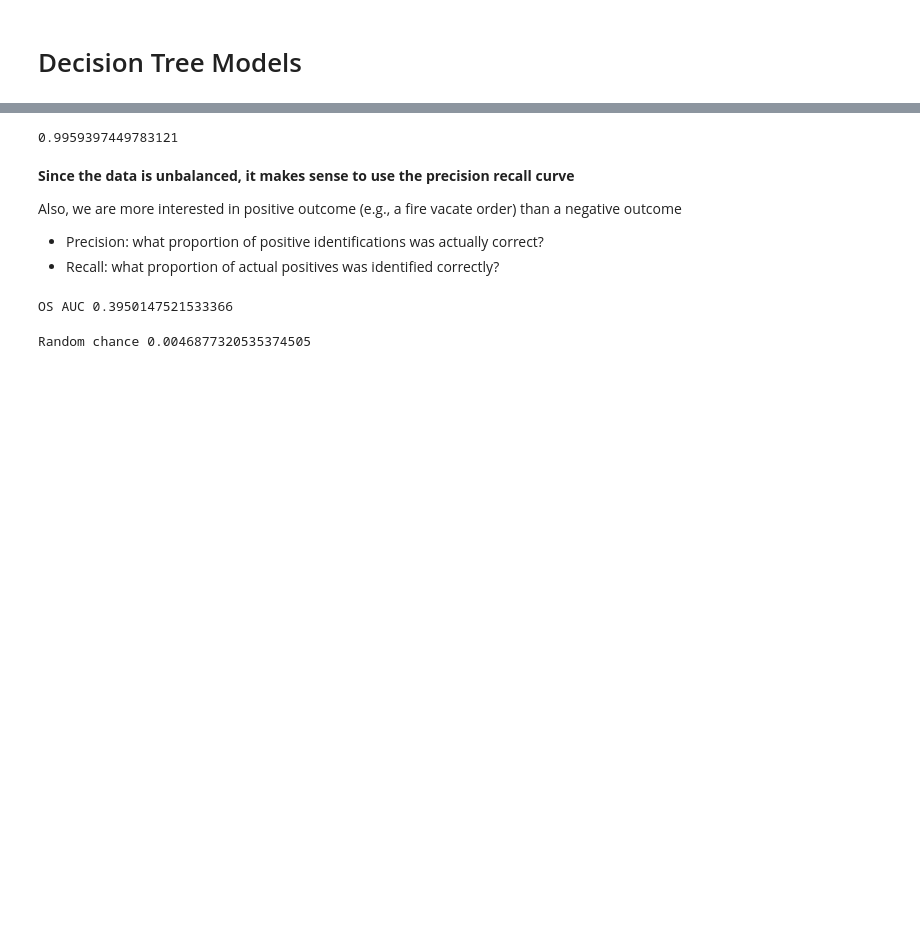
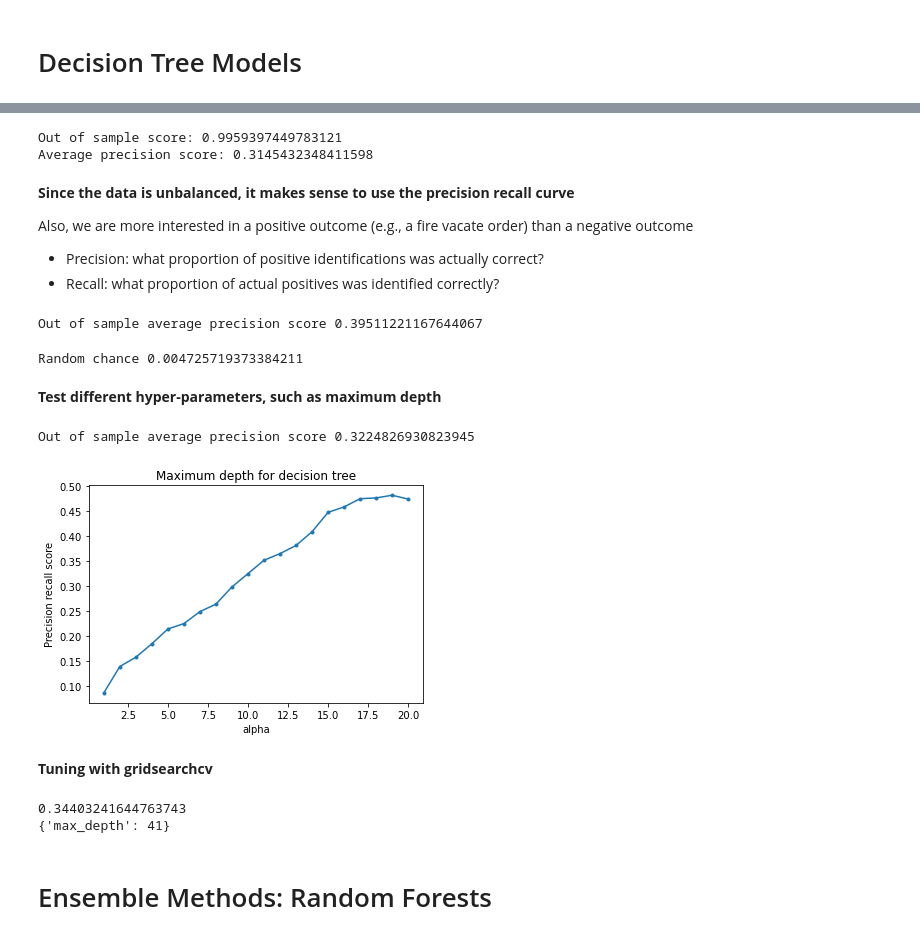
Before and after one commit to jennahgosciak/nyc_fire_risk, a Jupyter notebook: 01_analysis.ipynb, the cells around one changed output, grey strips where cells are left out. Cells and saved outputs as stored; diff of their text form; code cells hidden in the pictures; blank space fills up the shorter version.

```diff
--- a/01_analysis.ipynb
+++ b/01_analysis.ipynb
@@ -85,38 +85,39 @@ X_train,X_test,y_train,y_test=train_test_split(X, y, test_size=0.3,random_state=
 
 depths = range(1, 20)
 OS= []
-AUC_OS= []
+APS= []
 for i in depths:
     dt = DecisionTreeClassifier(random_state = 999, max_depth = i)
     dt.fit(X_train,y_train)
-    # use both score and roc auc
+    # use both score and average precision score
     OS.append(dt.score(X_test,y_test))
     pred=dt.predict_proba(X_test)[:,1]
-    AUC_OS.append(average_precision_score(np.array(y_test),pred))
+    APS.append(average_precision_score(np.array(y_test),pred))
 
-print(np.mean(OS))
-print(np.mean(AUC_OS))
+print("Out of sample score:", np.mean(OS))
+print("Average precision score:", np.mean(APS))
 # %% [output]
-0.9959397449783121
+Out of sample score: 0.9959397449783121
+Average precision score: 0.3145432348411598
 # %% [markdown]
 **Since the data is unbalanced, it makes sense to use the precision recall curve**
 
-Also, we are more interested in positive outcome (e.g., a fire vacate order) than a negative outcome
+Also, we are more interested in a positive outcome (e.g., a fire vacate order) than a negative outcome
 * Precision: what proportion of positive identifications was actually correct?
 * Recall: what proportion of actual positives was identified correctly?
 # %%
 # what about using precision-recall area under the curve instead of the score
-AUC_OS=[]
+APS=[]
 for i in range(10):
     X_train,X_test,y_train,y_test=train_test_split(X, y, test_size=0.3, random_state=i)
     dt=DecisionTreeClassifier()
     dt.fit(X_train,y_train)
-    # probability of each class
+    # probability of each class for each record
     pred=dt.predict_proba(X_test)[:,1] # predicted probability of y = 1
-    AUC_OS.append(average_precision_score(np.array(y_test),pred))
-print("OS AUC",np.mean(AUC_OS))
+    APS.append(average_precision_score(np.array(y_test),pred))
+print("Out of sample average precision score",np.mean(APS))
 # %% [output]
-OS AUC 0.3950147521533366
+Out of sample average precision score 0.39511221167644067
 # %%
 # random chance
 chance_OS=[]
@@ -127,4 +128,46 @@ for i in range(10):
     chance_OS.append(average_precision_score(np.array(y_test.apply(int)),pred))
 print("Random chance", np.mean(chance_OS))
 # %% [output]
-Random chance 0.0046877320535374505
+Random chance 0.004725719373384211
+# %% [markdown]
+**Test different hyper-parameters, such as maximum depth**
+# %%
+X_train,X_test,y_train,y_test=train_test_split(X, y, test_size=0.3, random_state=999)
+
+# what about using precision-recall area under the curve instead of the score
+APS=[]
+for i in range(1, 21):
+    dt=DecisionTreeClassifier(random_state = 999, max_depth = i)
+    dt.fit(X_train,y_train)
+    # probability of each class for each record
+    pred=dt.predict_proba(X_test)[:,1] # predicted probability of y = 1
+    APS.append(average_precision_score(np.array(y_test),pred))
+# %% [output]
+Out of sample average precision score 0.3224826930823945
+# %%
+ax = plt.gca()
+ax.plot(range(1, 21), APS, '.-')
+plt.xlabel('alpha')
+plt.ylabel('Precision recall score')
+plt.title('Maximum depth for decision tree')
+plt.axis('tight')
+plt.show()
+# %% [output]
+[figure, added]
+# %% [markdown]
+**Tuning with gridsearchcv**
+# %%
+from sklearn.model_selection import GridSearchCV
+param_grid ={'max_depth': np.arange(1, 51, 2)}
+
+dt=DecisionTreeClassifier(random_state = 999)
+gr=GridSearchCV(dt,param_grid=param_grid, cv=5, scoring = "recall")
+rs=gr.fit(X_train,y_train)
+pred=rs.predict_proba(X_test)[:,1]
+print(average_precision_score(np.array(y_test),pred))
+print(rs.best_params_)
+# %% [output]
+0.34403241644763743
+{'max_depth': 41}
+# %% [markdown]
+# Ensemble Methods: Random Forests
```
Also changed, not shown: parts of 3 cells of this notebook, 1 other file.
